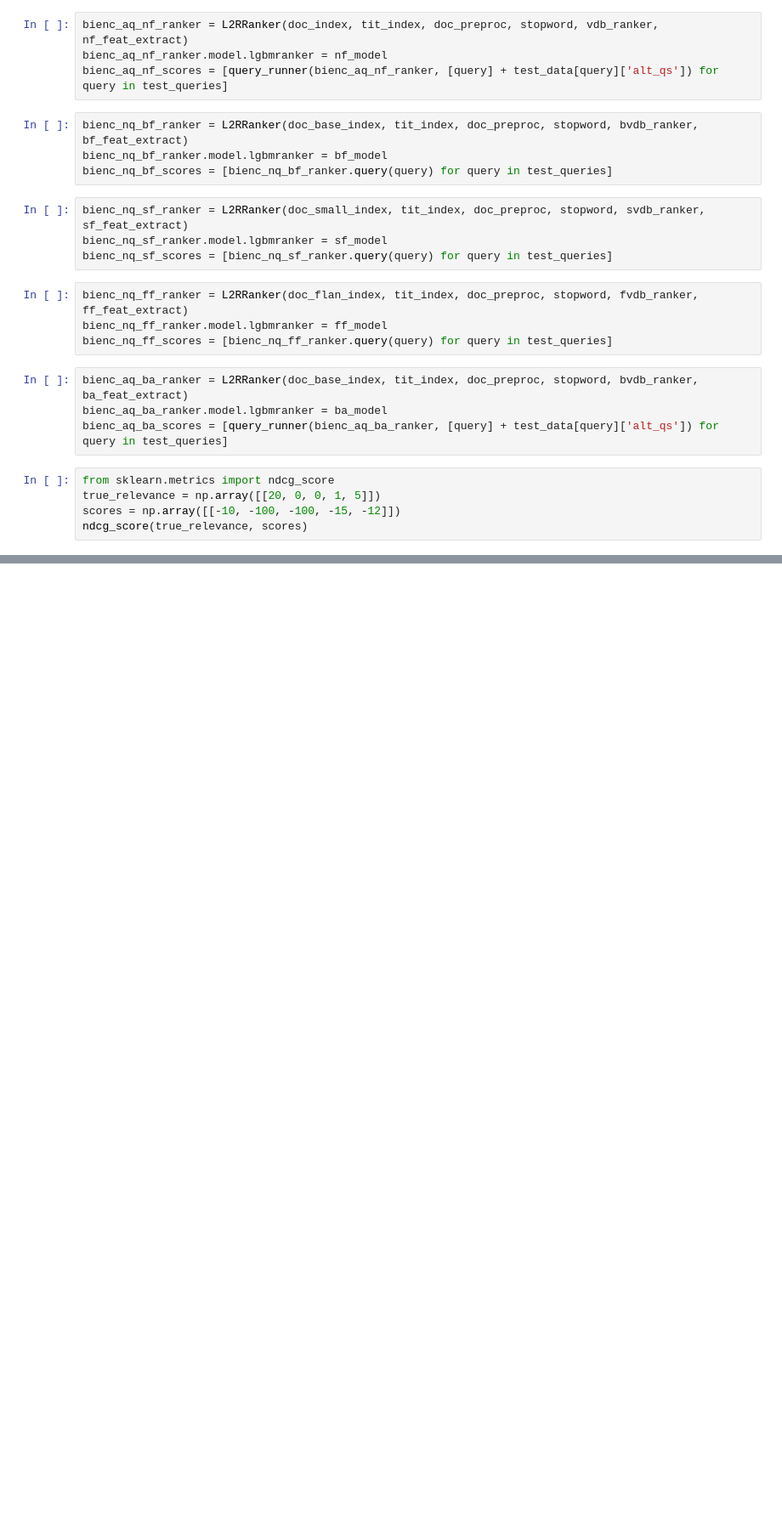
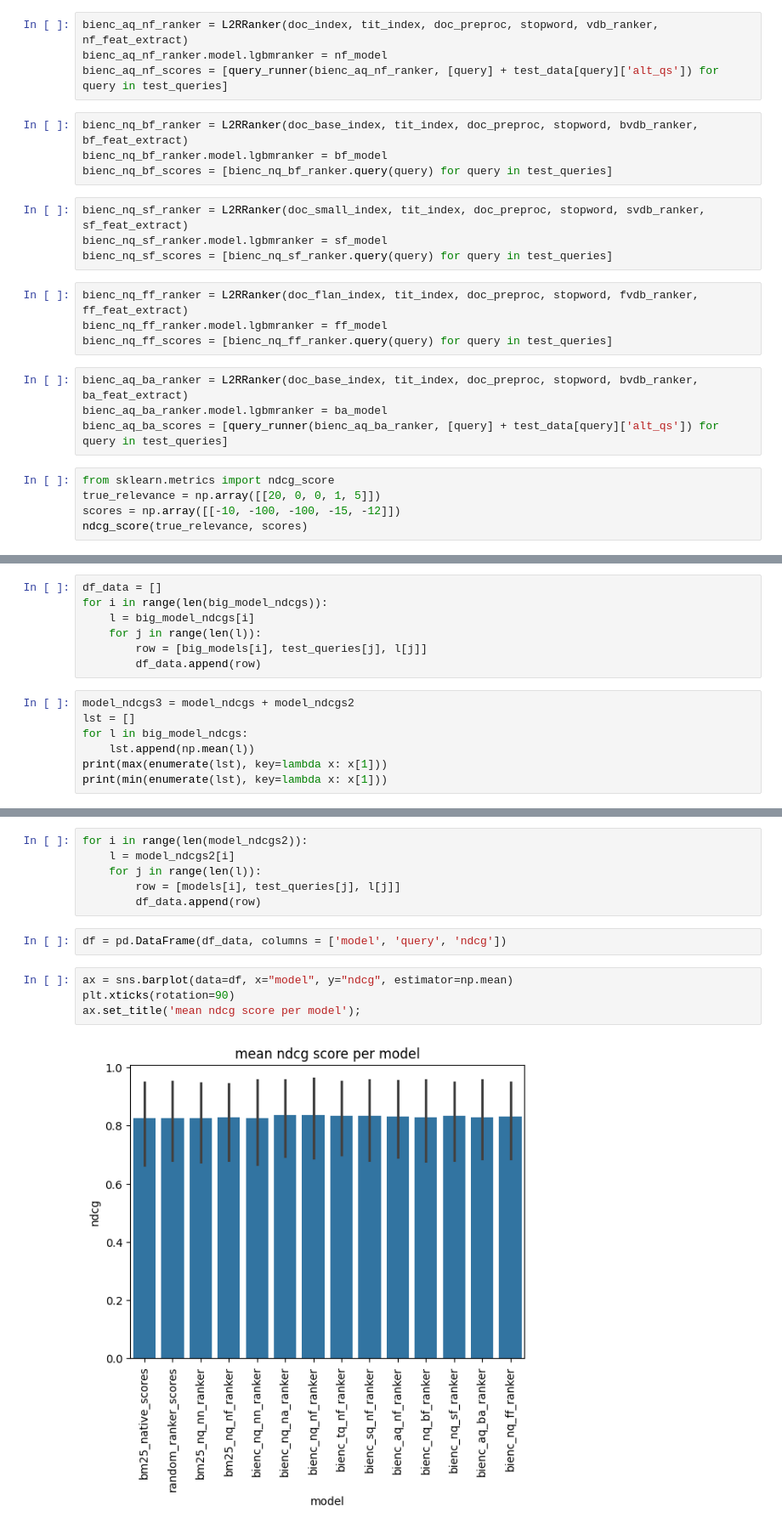
Before and after one commit to haashim-mirza/medIR, a Jupyter notebook: sys/runner.ipynb, the cells around one changed output, grey strips where cells are left out. Shown at 85% size. Drawn from its saved outputs; the diff is of its cells as text; blank space fills up the shorter version.

Commit message:
final data collected and plots created

```diff
--- a/sys/runner.ipynb
+++ b/sys/runner.ipynb
@@ -233,0 +314,14 @@ ndcg_score(true_relevance, scores)
+# %%
+df_data = []
+for i in range(len(big_model_ndcgs)):
+    l = big_model_ndcgs[i]
+    for j in range(len(l)):
+        row = [big_models[i], test_queries[j], l[j]]
+        df_data.append(row)
+# %%
+model_ndcgs3 = model_ndcgs + model_ndcgs2
+lst = []
+for l in big_model_ndcgs:
+    lst.append(np.mean(l))
+print(max(enumerate(lst), key=lambda x: x[1]))
+print(min(enumerate(lst), key=lambda x: x[1]))
@@ -233,0 +371,14 @@ ndcg_score(true_relevance, scores)
+# %%
+for i in range(len(model_ndcgs2)):
+    l = model_ndcgs2[i]
+    for j in range(len(l)):
+        row = [models[i], test_queries[j], l[j]]
+        df_data.append(row)
+# %%
+df = pd.DataFrame(df_data, columns = ['model', 'query', 'ndcg'])
+# %%
+ax = sns.barplot(data=df, x="model", y="ndcg", estimator=np.mean)
+plt.xticks(rotation=90)
+ax.set_title('mean ndcg score per model');
+# %% [output]
+[figure, added]
```
Also changed, not shown: parts of 18 cells of this notebook, 1 other file.
